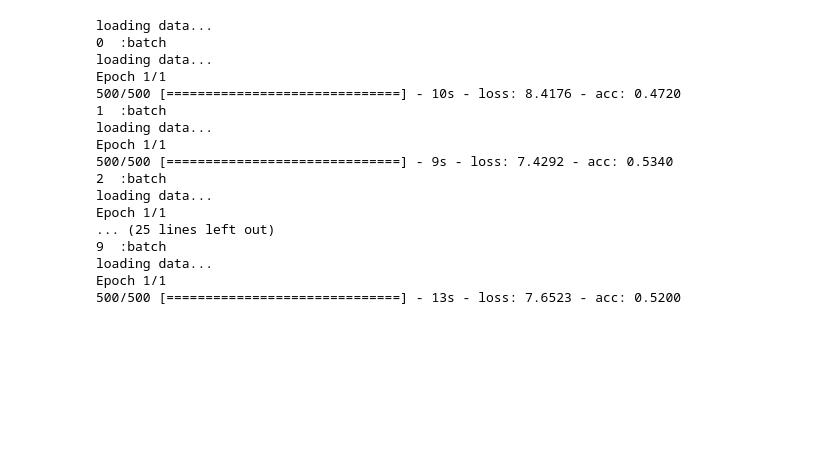
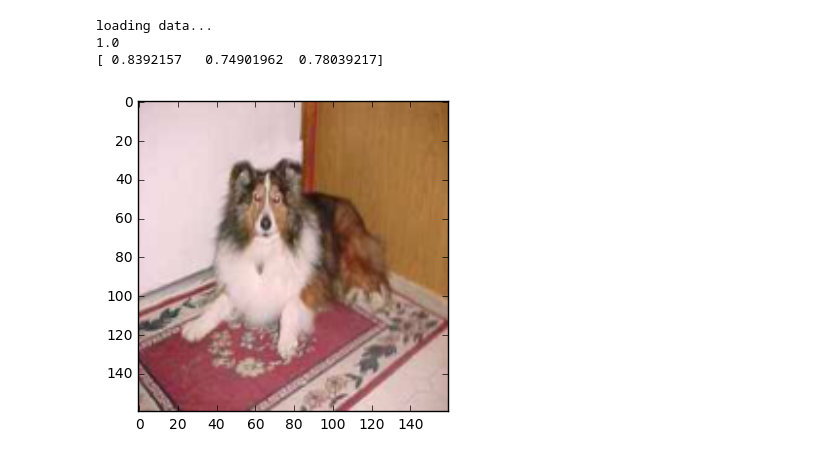
Before and after one commit to yhfy2006/machineLearningInPython, a Jupyter notebook: udacity-deeplearning/Cat_and_dog.ipynb, the cells around one changed output. Cells and saved outputs as stored; diff of their text form; code cells hidden in the pictures; blank space fills up the shorter version.

```diff
--- a/udacity-deeplearning/Cat_and_dog.ipynb
+++ b/udacity-deeplearning/Cat_and_dog.ipynb
@@ -97,52 +107,11 @@ loading data...
-# %%
-
-from keras.models import Sequential
-from keras.layers.core import Dense, Dropout, Activation, Flatten
-from keras.layers.convolutional import Convolution2D, MaxPooling2D
-from keras.optimizers import SGD
-
-depth = 16
-num_hidden = 300
-num_channels = 3
-patch_size = 5
-sgd = SGD(lr=0.01, decay=1e-6, momentum=0.96,nesterov=True)
-
-
-model = Sequential()
-model.add(Convolution2D(depth, patch_size, patch_size, border_mode='same',subsample=(1,1) ,input_shape=(image_size_resized, image_size_resized, num_channels)))
-model.add(Activation('relu')) #16x28x28x16
-model.add(MaxPooling2D(pool_size=(4, 4)))#16x14x14x16
-model.add(Convolution2D(depth, patch_size, patch_size, border_mode='same'))#16x14x14x16
-model.add(MaxPooling2D(pool_size=(4, 4)))#16x7x7x16
-model.add(Flatten())#16x(7x7x16)
-model.add(Activation('relu'))
-model.add(Dense(num_hidden))
-model.add(Activation('relu'))
-model.add(Dense(1))
-model.add(Activation('softmax'))
-
-model.compile(loss='binary_crossentropy',
-optimizer="adam",metrics=["accuracy"])
-
-for i in range(10):
-    print(i," :batch")
-    train_dataset, train_labels = batchGenerator.nextBatch()
-    model.fit(train_dataset, train_labels, nb_epoch=1,verbose=1)
-# %% [output]
-loading data...
-0  :batch
-loading data...
-Epoch 1/1
-500/500 [==============================] - 10s - loss: 8.4176 - acc: 0.4720
-1  :batch
-loading data...
-Epoch 1/1
-500/500 [==============================] - 9s - loss: 7.4292 - acc: 0.5340
-2  :batch
-loading data...
-Epoch 1/1
-... (25 lines left out)
-9  :batch
-loading data...
-Epoch 1/1
-500/500 [==============================] - 13s - loss: 7.6523 - acc: 0.5200
+# %%
+batchGenerator = BatchGenerator("cat_dog_train")
+datasetInput,dataSetLabel = batchGenerator.nextBatch()
+plt.imshow(datasetInput[0])
+print(dataSetLabel[0])
+print(datasetInput[0][0][0])
+# %% [output]
+loading data...
+1.0
+[ 0.8392157   0.74901962  0.78039217]
+[figure, added]
```
Also changed, not shown: parts of 8 cells of this notebook.
